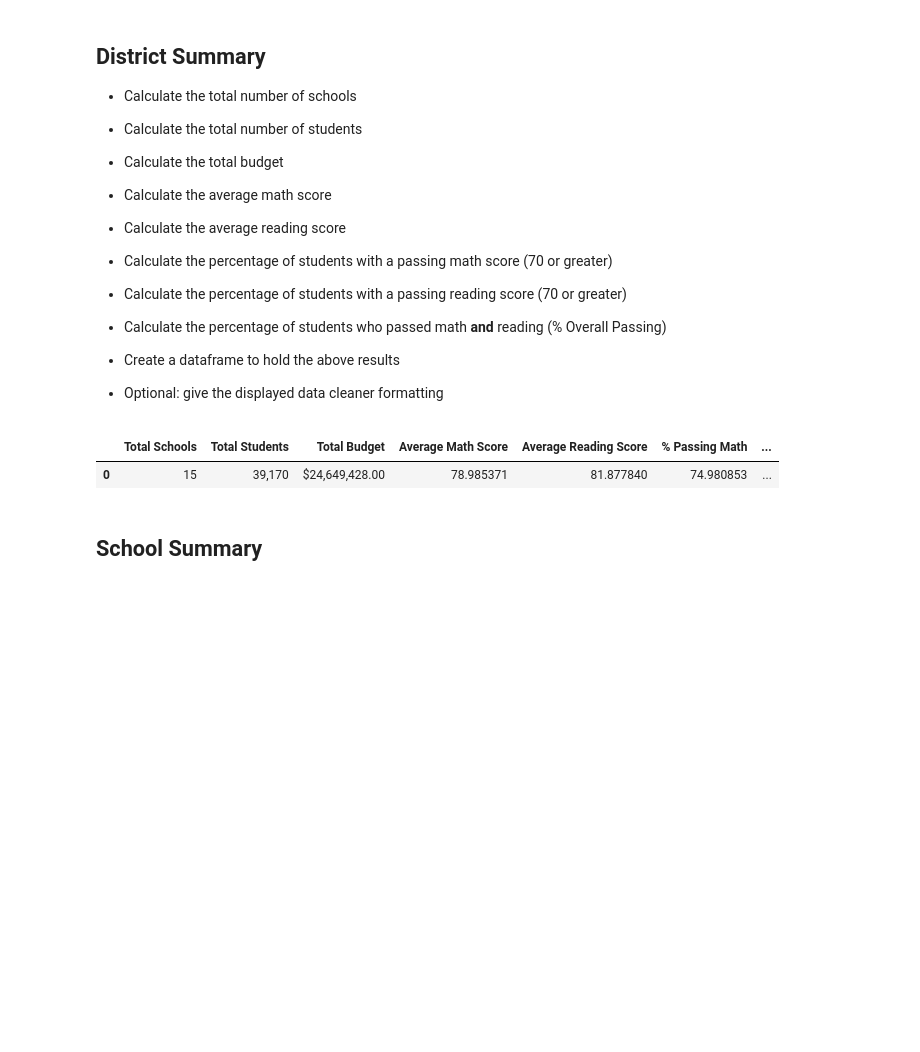
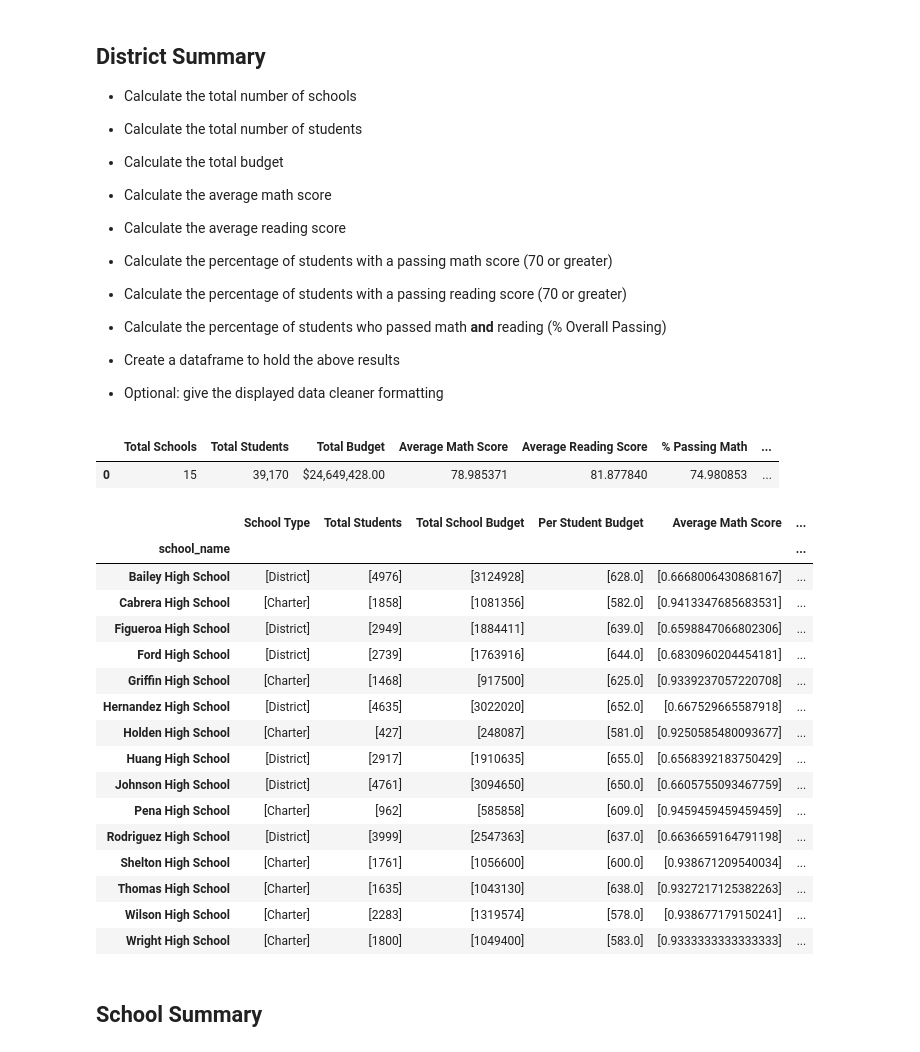
Before and after one commit to npipkins/Homework4_Pandas-Challenge, a Jupyter notebook: PyCitySchool/PyCitySchools_starter.ipynb, the cells around one changed output. Drawn from its saved outputs; the diff is of its cells as text; code cells hidden in the pictures; blank space fills up the shorter version.

```diff
--- a/PyCitySchool/PyCitySchools_starter.ipynb
+++ b/PyCitySchool/PyCitySchools_starter.ipynb
@@ -71,6 +71,87 @@ district_summary.style.format({'Total Schools': "{:}",
 # %% [output]
 |  | Total Schools | Total Students | Total Budget | Average Math Score | Average Reading Score | % Passing Math | ... |
 | 0 | 15 | 39,170 | $24,649,428.00 | 78.985371 | 81.877840 | 74.980853 | ... |
+# %%
+school = school_data.groupby('school_name')['school_name'].unique()
+
+school_type = school_data.groupby('school_name')['type'].unique()
+
+total_students_per_school = school_data.groupby('school_name')['size'].unique()
+
+budget_per_school = school_data.groupby('school_name')['budget'].unique()
+
+budget_per_student = budget_per_school/total_students_per_school
+
+avg_math_score_per_school = student_data.groupby('school_name')['math_score'].mean()
+
+avg_reading_score_per_school = student_data.groupby('school_name')['reading_score'].mean()
+
+passing_score_math = student_data[student_data['math_score'] >= 70]
+passingmath_score_per_school = passing_score_math.groupby('school_name')['math_score'].count()
+avg_passing_math_per_school = passingmath_score_per_school/total_students_per_school
+
+passing_score_reading = student_data[student_data['reading_score'] >= 70]
+passingenglish_score_per_school = passing_score_reading.groupby('school_name')['reading_score'].count()
+avg_passing_reading_per_school = passingenglish_score_per_school/total_students_per_school
+
+perc_passing_math = passingmath_score_per_school/total_students_per_school
+perc_passing_reading = passingenglish_score_per_school/total_students_per_school
+
+passing_score_overall = student_data[(student_data['math_score'] >= 70)
+                                                  & (student_data['reading_score'] >= 70)]
+overall_score_per_school = passing_score_overall.groupby('school_name')['reading_score'].count()
+passing_overall_per_school = overall_score_per_school/total_students_per_school
+
+
+school_summary = pd.DataFrame({
+    "School Type": school_type,
+    "Total Students": total_students_per_school,
+    "Total School Budget": budget_per_school,
+    "Per Student Budget": budget_per_student,
+    "Average Math Score": avg_passing_math_per_school,
+    "Average Reading Score": avg_passing_reading_per_school,
+    '% Passing Math': perc_passing_math,
+    '% Passing Reading': perc_passing_reading,
+    "% Overall Passing": passing_overall_per_school})
+
+school_summary = school_summary[['School Type',
+                                'Total Students',
+                                'Total School Budget',
+                                'Per Student Budget',
+                                'Average Math Score',
+                                'Average Reading Score',
+                                '% Passing Math',
+                                '% Passing Reading',
+                                '% Overall Passing']]
+
+school_summary.style.format({'Total Students': '{:,}',
+                            "Total School Budget": "${:,}",
+                            "Per Student Budget": "${:.2f}",
+                            'Average Math Score': "{:.6f}",
+                            'Average Reading Score': "{:.6f}",
+                            "% Passing Math": "{.6f}",
+                            "% Passing Reading": "{.6f}",
+                            "% Overall Passing": "{.6f}"})
+
+school_summary
+# %% [output]
+|  | School Type | Total Students | Total School Budget | Per Student Budget | Average Math Score | ... |
+| school_name |  |  |  |  |  | ... |
+| Bailey High School | [District] | [4976] | [3124928] | [628.0] | [0.6668006430868167] | ... |
+| Cabrera High School | [Charter] | [1858] | [1081356] | [582.0] | [0.9413347685683531] | ... |
+| Figueroa High School | [District] | [2949] | [1884411] | [639.0] | [0.6598847066802306] | ... |
+| Ford High School | [District] | [2739] | [1763916] | [644.0] | [0.6830960204454181] | ... |
+| Griffin High School | [Charter] | [1468] | [917500] | [625.0] | [0.9339237057220708] | ... |
+| Hernandez High School | [District] | [4635] | [3022020] | [652.0] | [0.667529665587918] | ... |
+| Holden High School | [Charter] | [427] | [248087] | [581.0] | [0.9250585480093677] | ... |
+| Huang High School | [District] | [2917] | [1910635] | [655.0] | [0.6568392183750429] | ... |
+| Johnson High School | [District] | [4761] | [3094650] | [650.0] | [0.6605755093467759] | ... |
+| Pena High School | [Charter] | [962] | [585858] | [609.0] | [0.9459459459459459] | ... |
+| Rodriguez High School | [District] | [3999] | [2547363] | [637.0] | [0.6636659164791198] | ... |
+| Shelton High School | [Charter] | [1761] | [1056600] | [600.0] | [0.938671209540034] | ... |
+| Thomas High School | [Charter] | [1635] | [1043130] | [638.0] | [0.9327217125382263] | ... |
+| Wilson High School | [Charter] | [2283] | [1319574] | [578.0] | [0.938677179150241] | ... |
+| Wright High School | [Charter] | [1800] | [1049400] | [583.0] | [0.9333333333333333] | ... |
 # %% [markdown]
 ## School Summary
 # %% [markdown]
```
Also changed, not shown: parts of 5 cells of this notebook.
